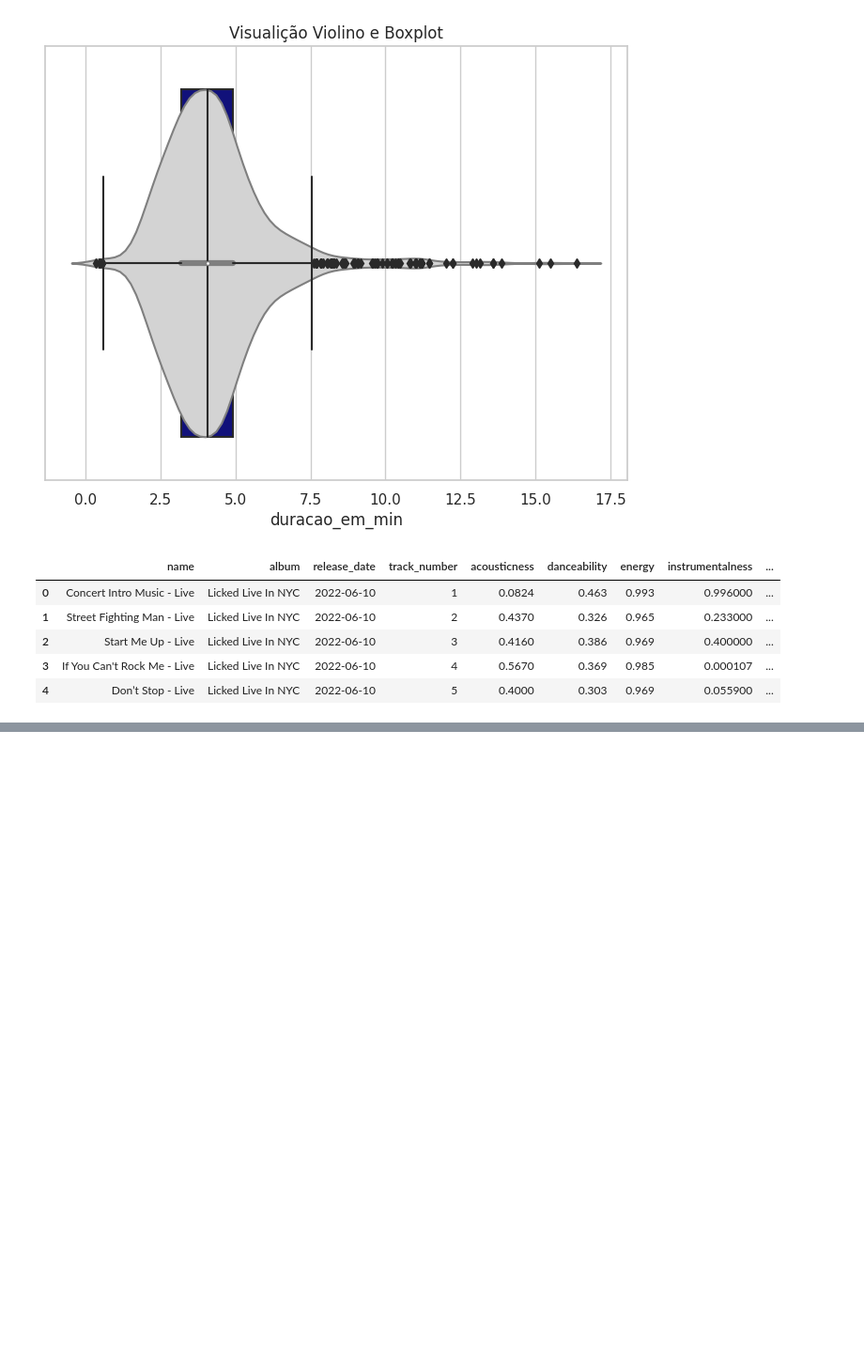
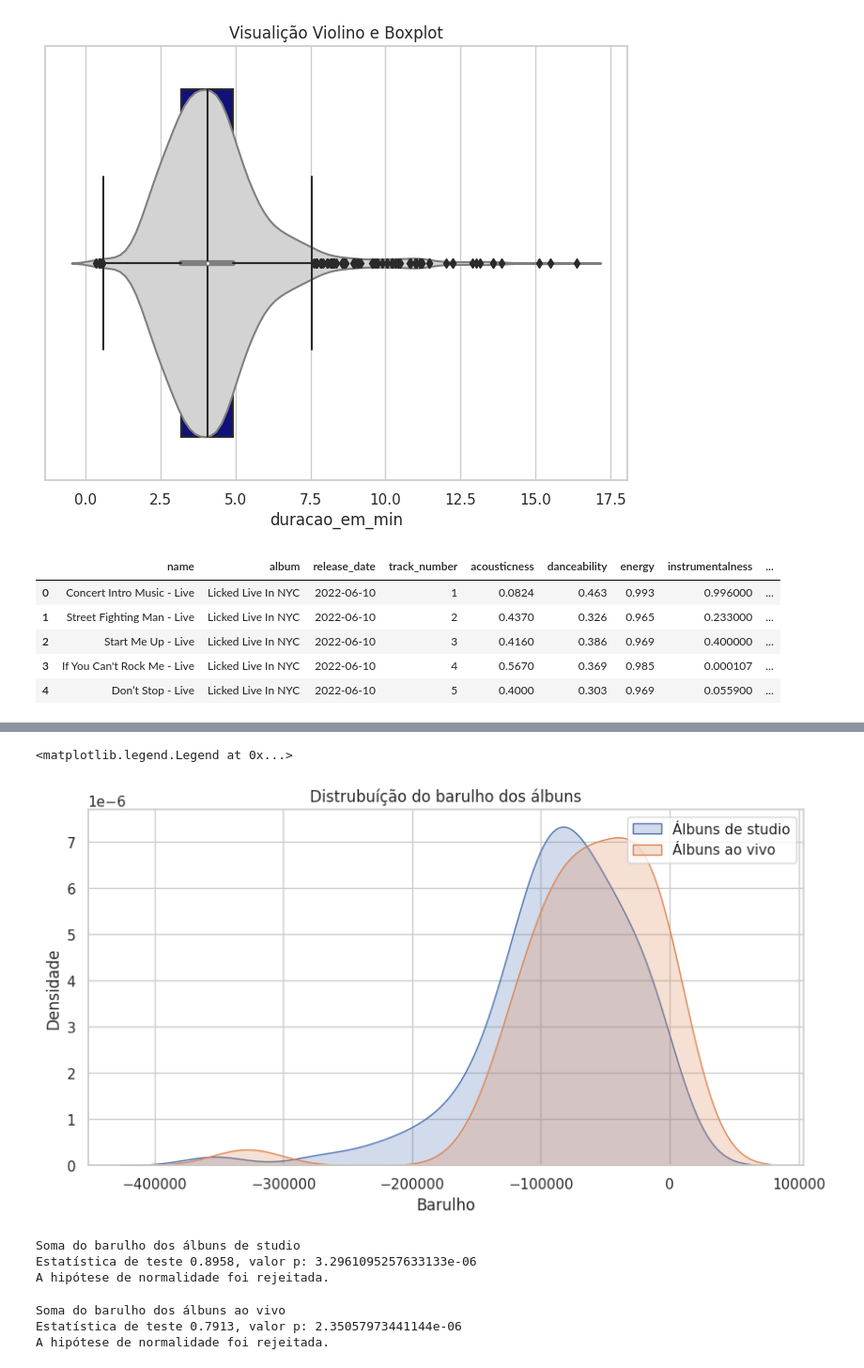
Before and after one commit to giulianafernandes/2-machine_learning_and_time_series, a Jupyter notebook: 2_2_EDA_Rolling_Stones.ipynb, the cells around one changed output, grey strips where cells are left out. Shown: that part at 94% size. Drawn from its saved outputs; the diff is of its cells as text; code cells hidden in the pictures; blank space fills up the shorter version.

```diff
--- a/2_2_EDA_Rolling_Stones.ipynb
+++ b/2_2_EDA_Rolling_Stones.ipynb
@@ -230,0 +295,13 @@ df.head()
+# %%
+plt.figure(figsize=(10,5))
+
+sns.kdeplot(data=df_studio, label="Álbuns de studio", fill=True)
+sns.kdeplot(data=df_live, label="Álbuns ao vivo", fill=True)
+
+plt.title("Distrubuíção do barulho dos álbuns")
+plt.xlabel("Barulho")
+plt.ylabel("Densidade")
+plt.legend()
+# %% [output]
+<matplotlib.legend.Legend at 0x...>
+[figure, added]
@@ -230,0 +312,26 @@ df.head()
+# %%
+stat, p = shapiro(df_studio)
+print("Soma do barulho dos álbuns de studio")
+print(f"Estatística de teste {stat :.4f}, valor p: {p}")
+
+if p > 0.05:
+  print("Não há evidência suficiente para rejeitar a hipótese de normalidade.")
+else:
+  print("A hipótese de normalidade foi rejeitada.")
+# %% [output]
+Soma do barulho dos álbuns de studio
+Estatística de teste 0.8958, valor p: 3.2961095257633133e-06
+A hipótese de normalidade foi rejeitada.
+# %%
+stat, p = shapiro(df_live)
+print("Soma do barulho dos álbuns ao vivo")
+print(f"Estatística de teste {stat :.4f}, valor p: {p}")
+
+if p > 0.05:
+  print("Não há evidência suficiente para rejeitar a hipótese de normalidade.")
+else:
+  print("A hipótese de normalidade foi rejeitada.")
+# %% [output]
+Soma do barulho dos álbuns ao vivo
+Estatística de teste 0.7913, valor p: 2.35057973441144e-06
+A hipótese de normalidade foi rejeitada.
```
Also changed, not shown: parts of 14 cells of this notebook.
